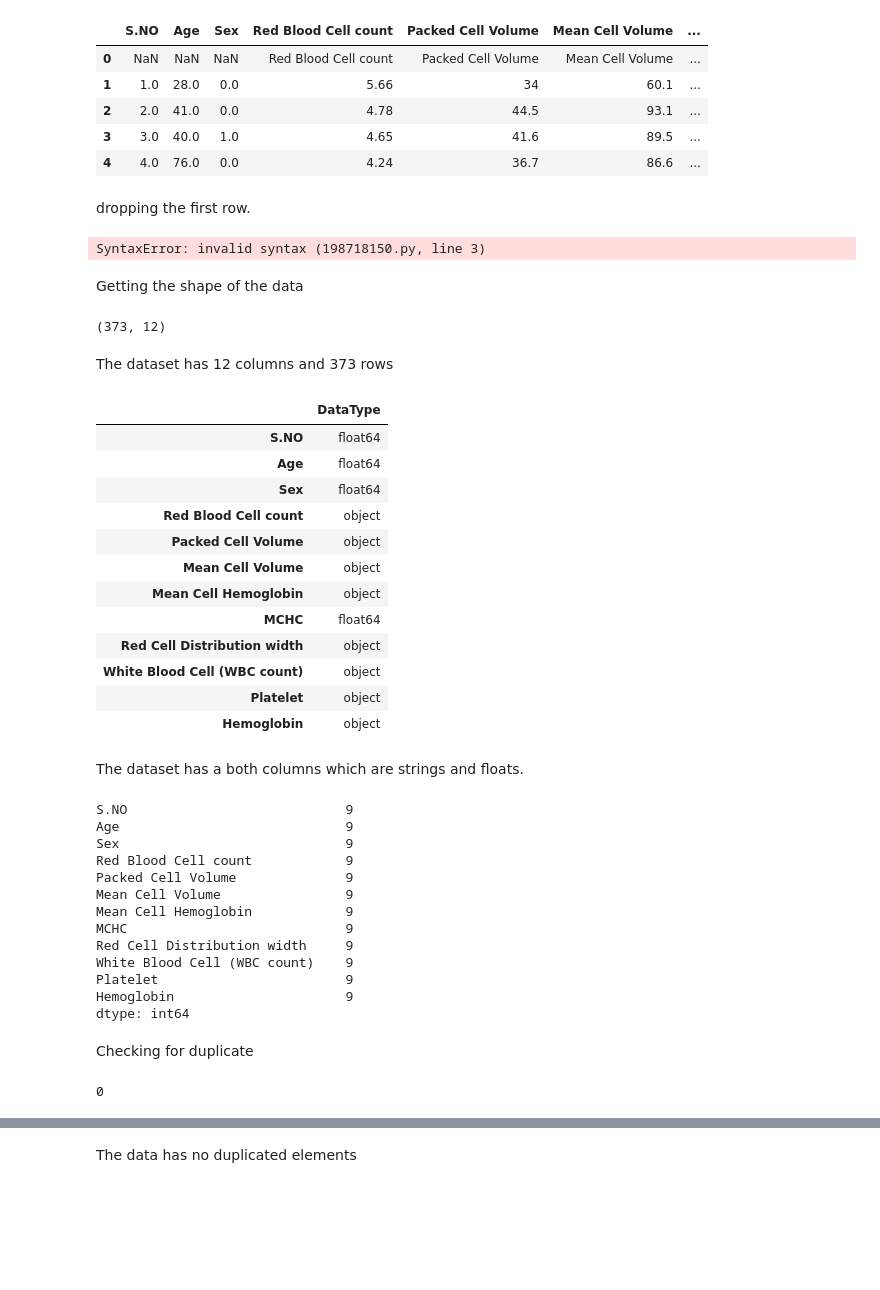
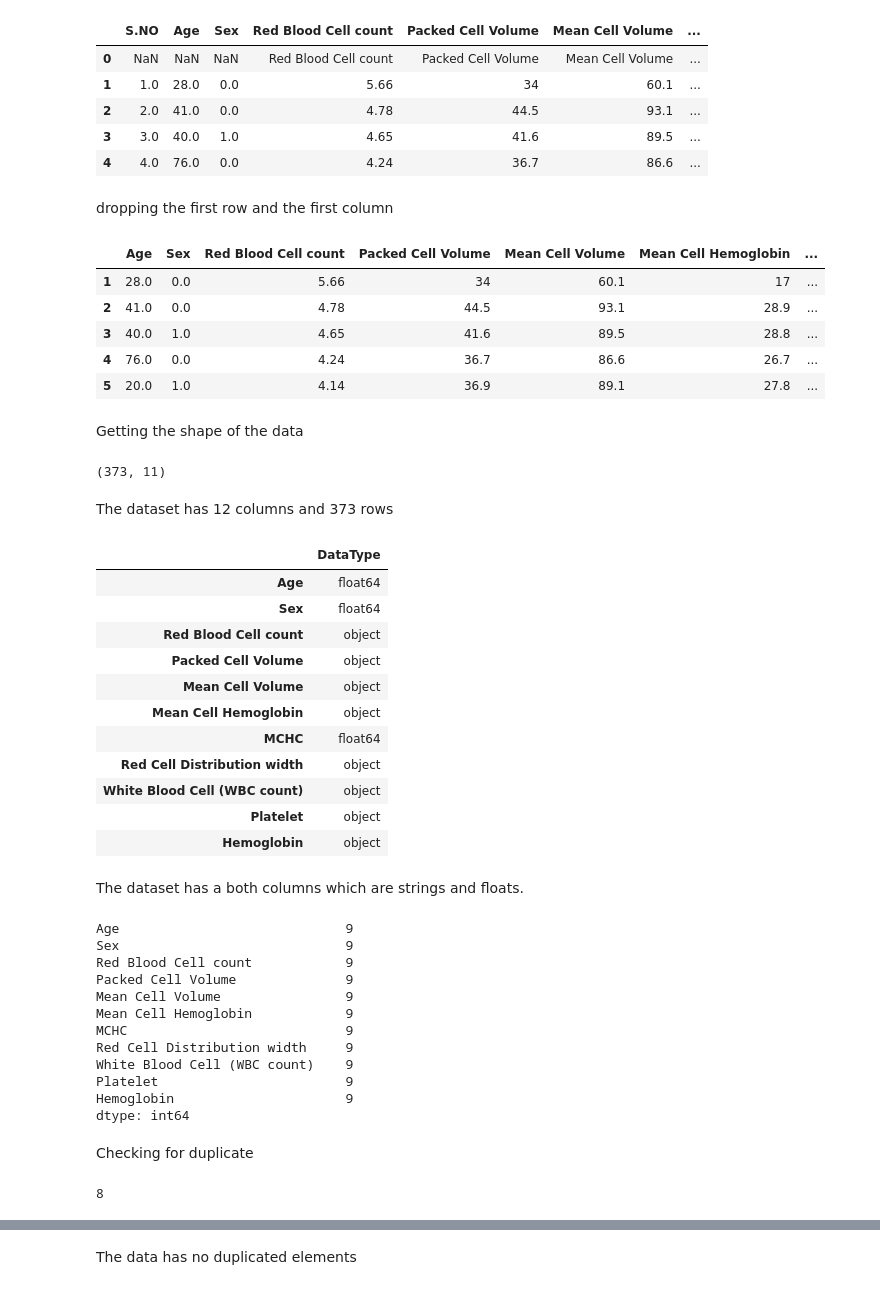
Before and after one commit to Perception-ui/AnemiaPredictor, a Jupyter notebook: Notebook.ipynb, the cells around one changed output, grey strips where cells are left out. Drawn from its saved outputs; the diff is of its cells as text; code cells hidden in the pictures; blank space fills up the shorter version.

```diff
--- a/Notebook.ipynb
+++ b/Notebook.ipynb
@@ -67,25 +100,26 @@ df.head()
 | 3 | 3.0 | 40.0 | 1.0 | 4.65 | 41.6 | 89.5 | ... |
 | 4 | 4.0 | 76.0 | 0.0 | 4.24 | 36.7 | 86.6 | ... |
 # %% [markdown]
-dropping the first row.
+dropping the first row and the first column
-# %%
-#dropping the first row
-df = df.drop([0],axis=0)
-dfplt.figure(figsize=(8, 6))
-plt.boxplot(df.values)
-plt.xticks(range(1, len(df.columns) + 1), df.columns, rotation=45)
-plt.title('Box Plot for Various Columns')
-plt.ylabel('Value')
-plt.show()
-# %% [output]
-SyntaxError: invalid syntax (198718150.py, line 3)
+# %%
+#dropping the first row
+df = df.drop([0],axis=0)
+df.drop("S.NO",axis = 1, inplace = True)
+df.head()
+# %% [output]
+|  | Age | Sex | Red Blood Cell count | Packed Cell Volume | Mean Cell Volume | Mean Cell Hemoglobin | ... |
+| 1 | 28.0 | 0.0 | 5.66 | 34 | 60.1 | 17 | ... |
+| 2 | 41.0 | 0.0 | 4.78 | 44.5 | 93.1 | 28.9 | ... |
+| 3 | 40.0 | 1.0 | 4.65 | 41.6 | 89.5 | 28.8 | ... |
+| 4 | 76.0 | 0.0 | 4.24 | 36.7 | 86.6 | 26.7 | ... |
+| 5 | 20.0 | 1.0 | 4.14 | 36.9 | 89.1 | 27.8 | ... |
 # %% [markdown]
 Getting the shape of the data
 # %%
 # shape of the data
 df.shape
 # %% [output]
-(373, 12)
+(373, 11)
 # %% [markdown]
 The dataset has 12 columns and 373 rows
 # %%
@@ -97,7 +131,6 @@ dtypedf.columns = dname
 dtypedf
 # %% [output]
 |  | DataType |
-| S.NO | float64 |
 | Age | float64 |
 | Sex | float64 |
 | Red Blood Cell count | object |
@@ -115,7 +148,6 @@ The dataset has a both columns which are strings and floats.
 # sum of missing data per column
 df.isna().sum()
 # %% [output]
-S.NO                            9
 Age                             9
 Sex                             9
 Red Blood Cell count            9
@@ -136,4 +168,4 @@ Checking for duplicate
 # %%
 df.duplicated().sum()
 # %% [output]
-0
+8
```
Also changed, not shown: parts of 22 cells of this notebook.
